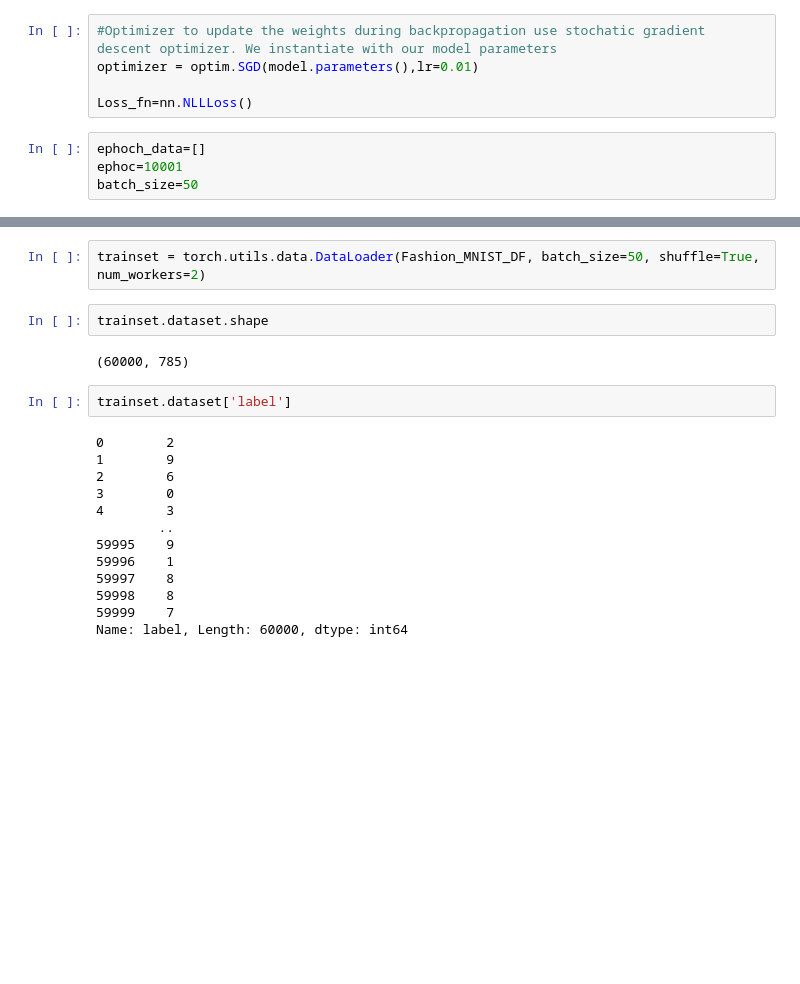
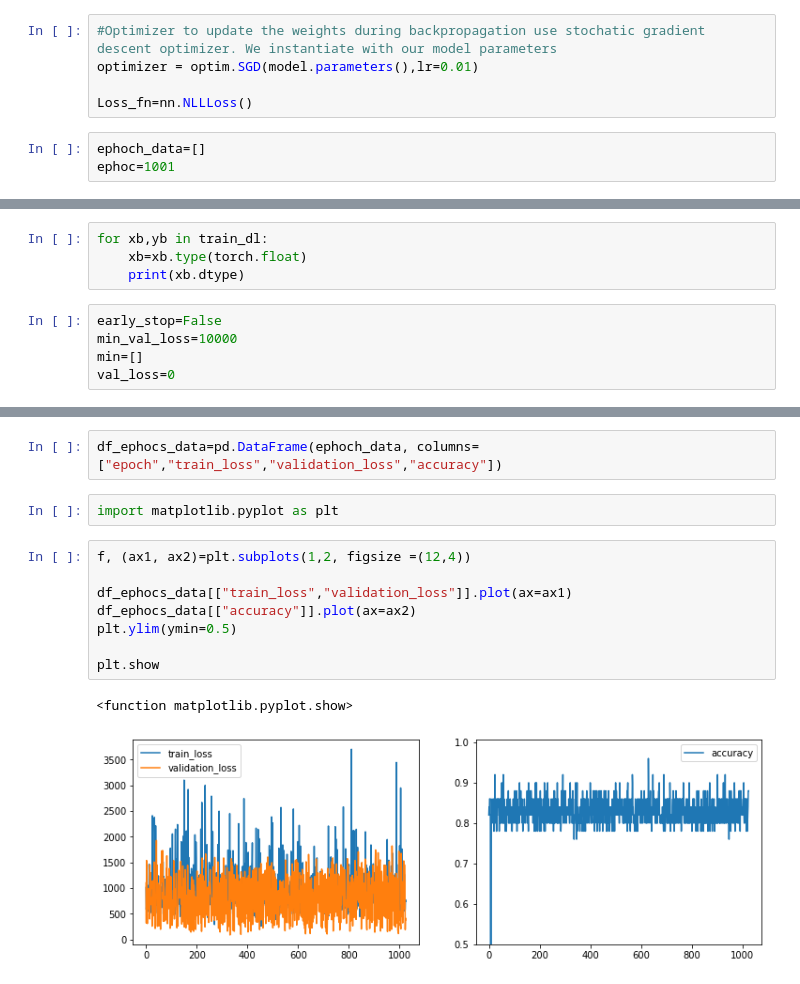
Before and after one commit to YolandaNkalashe25/COS801, a Jupyter notebook: COS_Assignment.ipynb, the cells around one changed output, grey strips where cells are left out. Saved outputs shown, nothing was run; the diff lists cells and outputs as text; blank space fills up the shorter version.

```diff
--- a/COS_Assignment.ipynb
+++ b/COS_Assignment.ipynb
@@ -73,5 +77,4 @@ optimizer = optim.SGD(model.parameters(),lr=0.01)
 Loss_fn=nn.NLLLoss()
 # %%
 ephoch_data=[]
-ephoc=10001
-batch_size=50
+ephoc=1001
@@ -106,3 +81,12 @@ dataset=MNISTDataset
+# %%
+for xb,yb in train_dl:
+    xb=xb.type(torch.float)
+    print(xb.dtype)
+# %%
+early_stop=False
+min_val_loss=10000
+min=[]
+val_loss=0
 # %%
 #Start training for a 1000 ephocs.
 #for every ephoc we zero out our gradients so that we have fresh gradients:
@@ -155,21 +145,15 @@ Fashion_MNIST_DF.shape
-# %%
-trainset = torch.utils.data.DataLoader(Fashion_MNIST_DF, batch_size=50, shuffle=True, num_workers=2)
-# %%
-trainset.dataset.shape
-# %% [output]
-(60000, 785)
-# %%
-trainset.dataset['label']
-# %% [output]
-0        2
-1        9
-2        6
-3        0
-4        3
-        ..
-59995    9
-59996    1
-59997    8
-59998    8
-59999    7
-Name: label, Length: 60000, dtype: int64
+# %%
+df_ephocs_data=pd.DataFrame(ephoch_data, columns=["epoch","train_loss","validation_loss","accuracy"])
+# %%
+import matplotlib.pyplot as plt
+# %%
+f, (ax1, ax2)=plt.subplots(1,2, figsize =(12,4))
+
+df_ephocs_data[["train_loss","validation_loss"]].plot(ax=ax1)
+df_ephocs_data[["accuracy"]].plot(ax=ax2)
+plt.ylim(ymin=0.5)
+
+plt.show
+# %% [output]
+<function matplotlib.pyplot.show>
+[figure, added]
```
Also changed, not shown: parts of 34 cells of this notebook.
